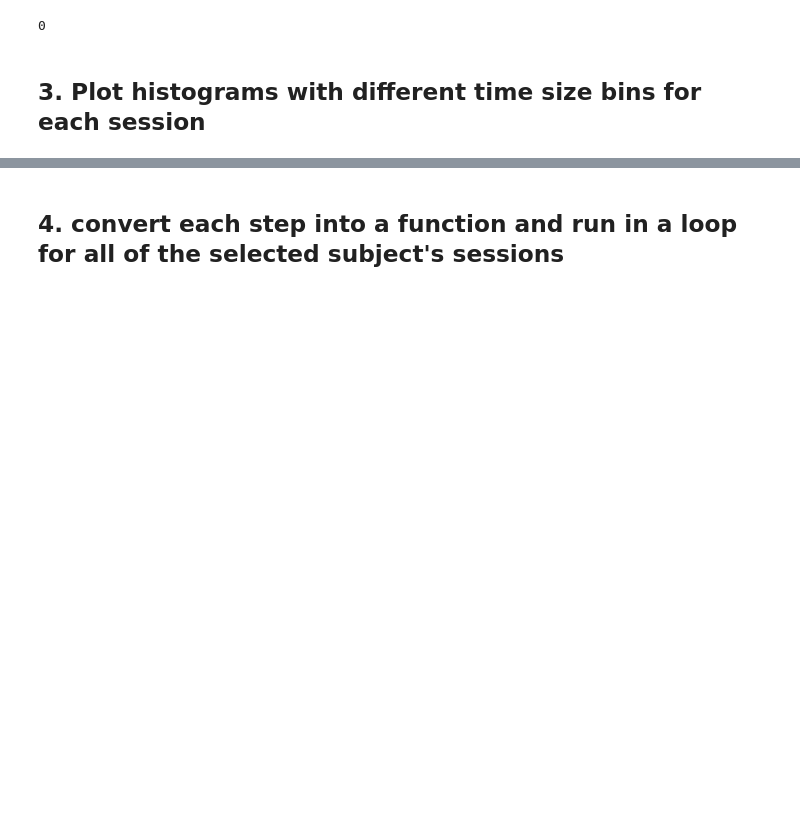
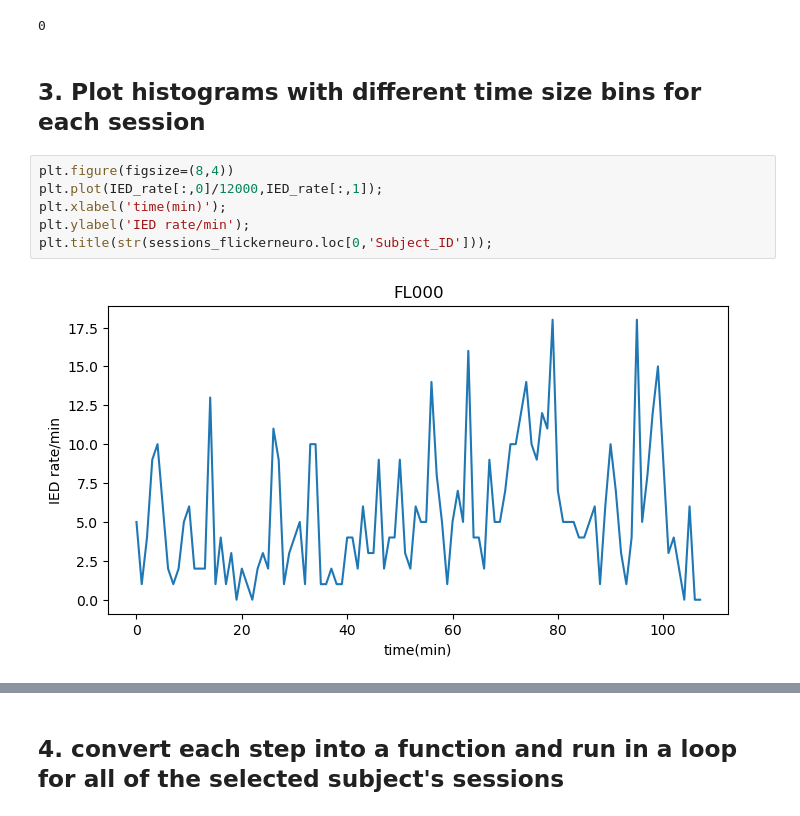
Before and after one commit to Simurgh818/IED_distributions, a Jupyter notebook: IED_distributions.ipynb, the cells around one changed output, grey strips where cells are left out. Drawn from its saved outputs; the diff is of its cells as text; blank space fills up the shorter version.

```diff
--- a/IED_distributions.ipynb
+++ b/IED_distributions.ipynb
@@ -338,3 +337,11 @@ count
 0
 # %% [markdown]
 ##  3. Plot histograms with different time size bins for each session
+# %%
+plt.figure(figsize=(8,4))
+plt.plot(IED_rate[:,0]/12000,IED_rate[:,1]);
+plt.xlabel('time(min)');
+plt.ylabel('IED rate/min');
+plt.title(str(sessions_flickerneuro.loc[0,'Subject_ID']));
+# %% [output]
+[figure, added]
```
Also changed, not shown: parts of 10 cells of this notebook, 1 other file.
